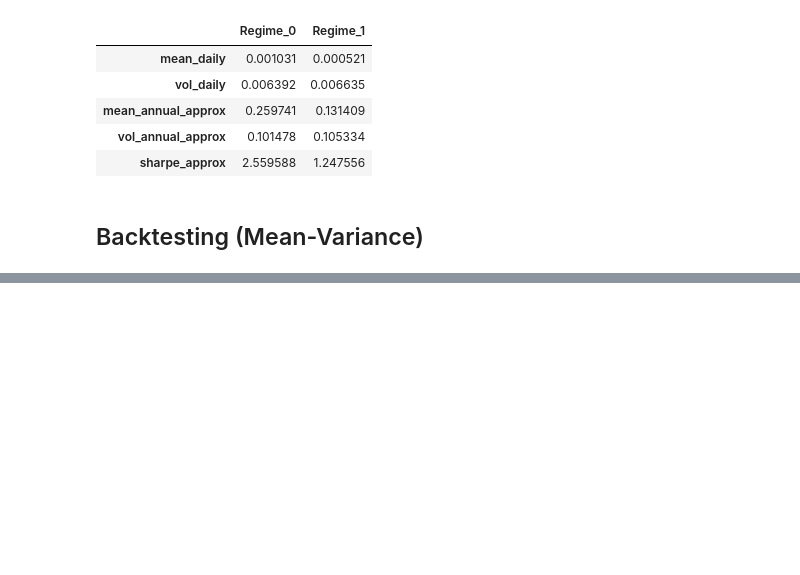
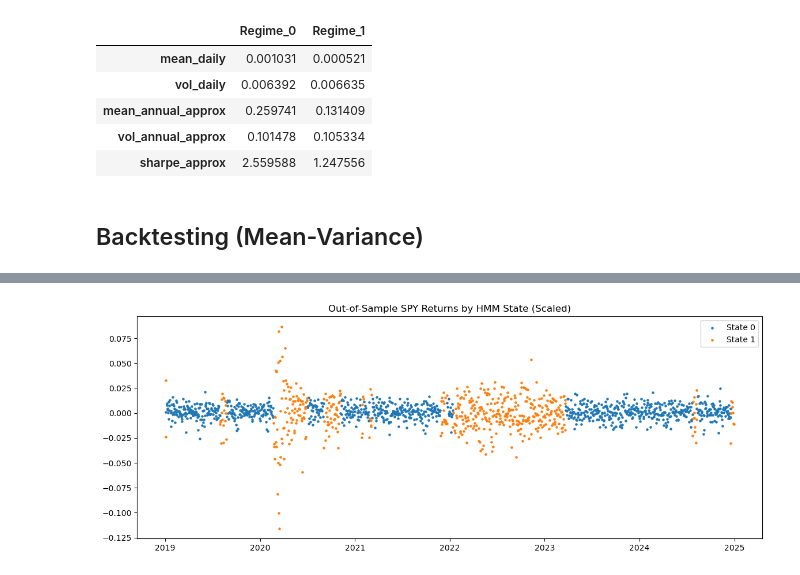
Before and after one commit to LTam2024/hmmRegimeDetect, a Jupyter notebook: regimeDetect.ipynb, the cells around one changed output, grey strips where cells are left out. Saved outputs shown, nothing was run; the diff lists cells and outputs as text; code cells hidden in the pictures; blank space fills up the shorter version.

```diff
--- a/regimeDetect.ipynb
+++ b/regimeDetect.ipynb
@@ -392,0 +421,15 @@ statsMeanVarDf
+# %%
+plt.figure(figsize=(14, 5))
+for s in [0, 1]:
+    mask = outsampleState["state"] == s
+    plt.scatter(
+        outsampleState.index[mask],
+        outsampleState.loc[mask, "SPY_ret"],
+        s=5,
+        label=f"State {s}"
+    )
+plt.legend()
+plt.title("Out-of-Sample SPY Returns by HMM State (Scaled)")
+plt.show()
+# %% [output]
+[figure, added]
```
Also changed, not shown: parts of 10 cells of this notebook, 3 other files.
